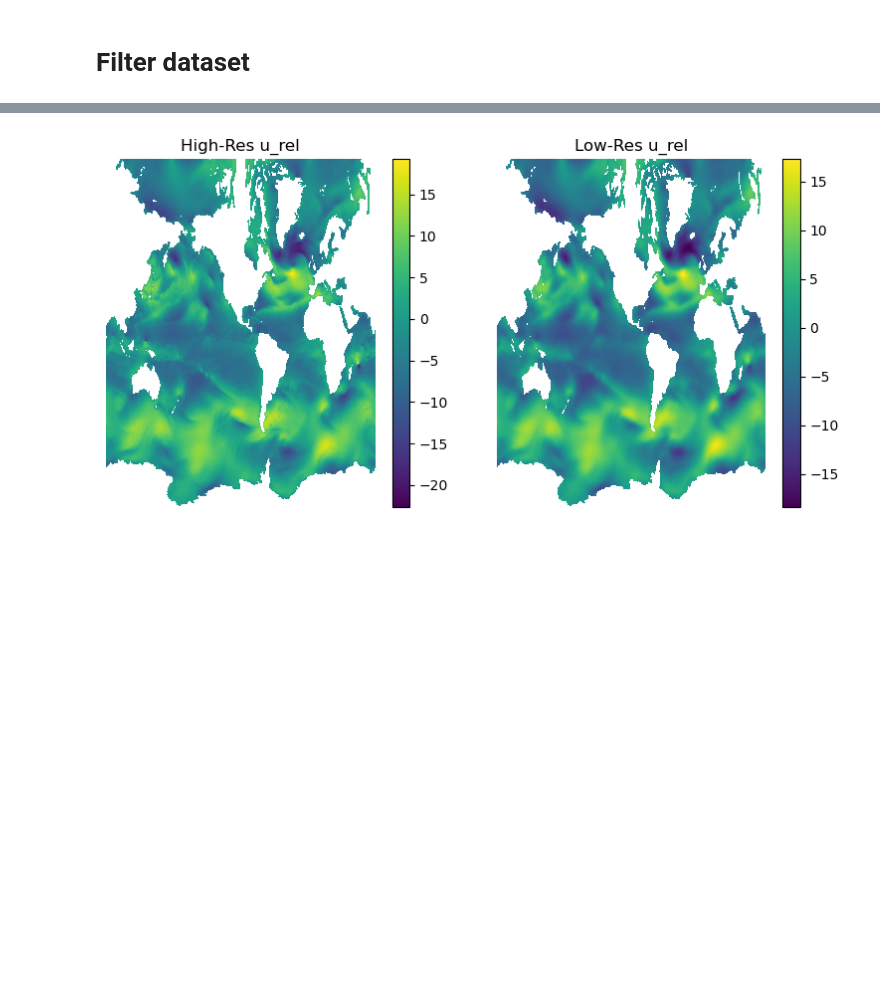
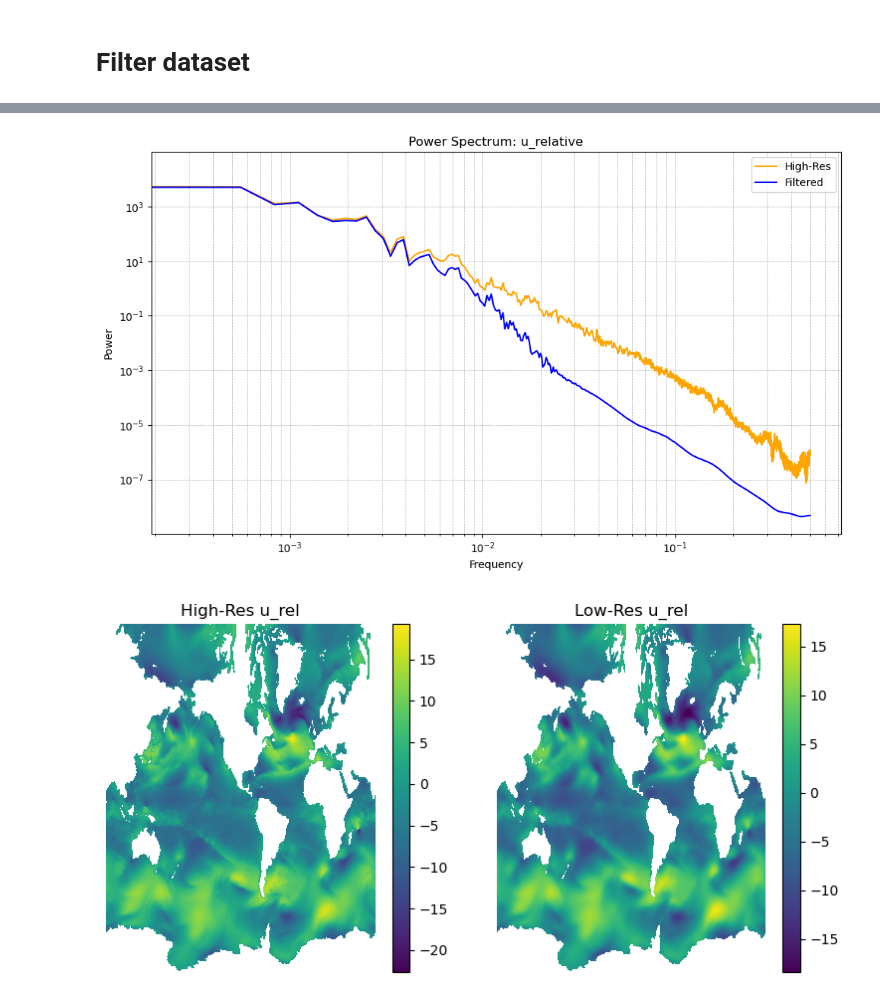
Before and after one commit to ocean-transport/cm26_diagnostics, a Jupyter notebook: dataset_generation_filtering_pipeline.ipynb, the cells around one changed output, grey strips where cells are left out. Saved outputs shown, nothing was run; the diff lists cells and outputs as text; code cells hidden in the pictures; blank space fills up the shorter version.

```diff
--- a/dataset_generation_filtering_pipeline.ipynb
+++ b/dataset_generation_filtering_pipeline.ipynb
@@ -367,6 +78,7 @@ ds_in = ds_merged.isel(time=0)
 # %%
+%%time
 print("Filtering model")
-ds_out_50 = filter_inputs_dataset(ds_in, ['yt_ocean', 'xt_ocean'], filter_scale=50, filter_type='gaussian')
-ds_out_50
+ds_out_50 = filter_inputs_dataset(ds_merged, ['yt_ocean', 'xt_ocean'], filter_scale=50, filter_type='gaussian', t_range=(0,2))
+ds_out_50.load()
 # %% [output]
 Filtering model
@@ -387,6 +101,38 @@ Coordinates:
 Attributes:
     filter_scale:  50
     filter_type:   gaussian
+# %%
+# Define dimensions and coordinates
+dims = ['yt_ocean', 'xt_ocean']
+coords = {
+    'yt_ocean': range(ds_merged.u_relative.shape[-2]),
+    'xt_ocean': range(ds_merged.u_relative.shape[-1])
+}
+
+# Compute averaged power spectra across samples
+sample_LR = xr.DataArray(ds_out_50.u_relative.isel(time=0), dims=dims, coords=coords).chunk({'xt_ocean': -1})
+ps_LR = xrft.power_spectrum(sample_LR, dim='xt_ocean', window=True).mean(dim='yt_ocean')
+
+sample_HR = xr.DataArray(ds_merged.u_relative.isel(time=0), dims=dims, coords=coords).chunk({'xt_ocean': -1})
+ps_HR = xrft.power_spectrum(sample_HR, dim='xt_ocean', window=True).mean(dim='yt_ocean')
+
+# Plot power spectra
+plt.figure(figsize=(10, 6))
+plt.plot(ps_HR.freq_xt_ocean, ps_HR, label='High-Res', color='orange')
+plt.plot(ps_LR.freq_xt_ocean, ps_LR, label='Filtered', color='blue')
+
+# Configure plot
+plt.title("Power Spectrum: u_relative")
+plt.xscale('log')
+plt.yscale('log')
+plt.xlabel('Frequency')
+plt.ylabel('Power')
+plt.legend(loc='best')
+plt.grid(True, which="both", linestyle="--", linewidth=0.5)
+plt.tight_layout()
+plt.show()
+# %% [output]
+[figure, added]
 # %%
 # Create a figure with subplots
 fig, axes = plt.subplots(1, 2, figsize=(8, 4))  # Adjusted figure size
```
Also changed, not shown: parts of 18 cells of this notebook, 1 other file.
